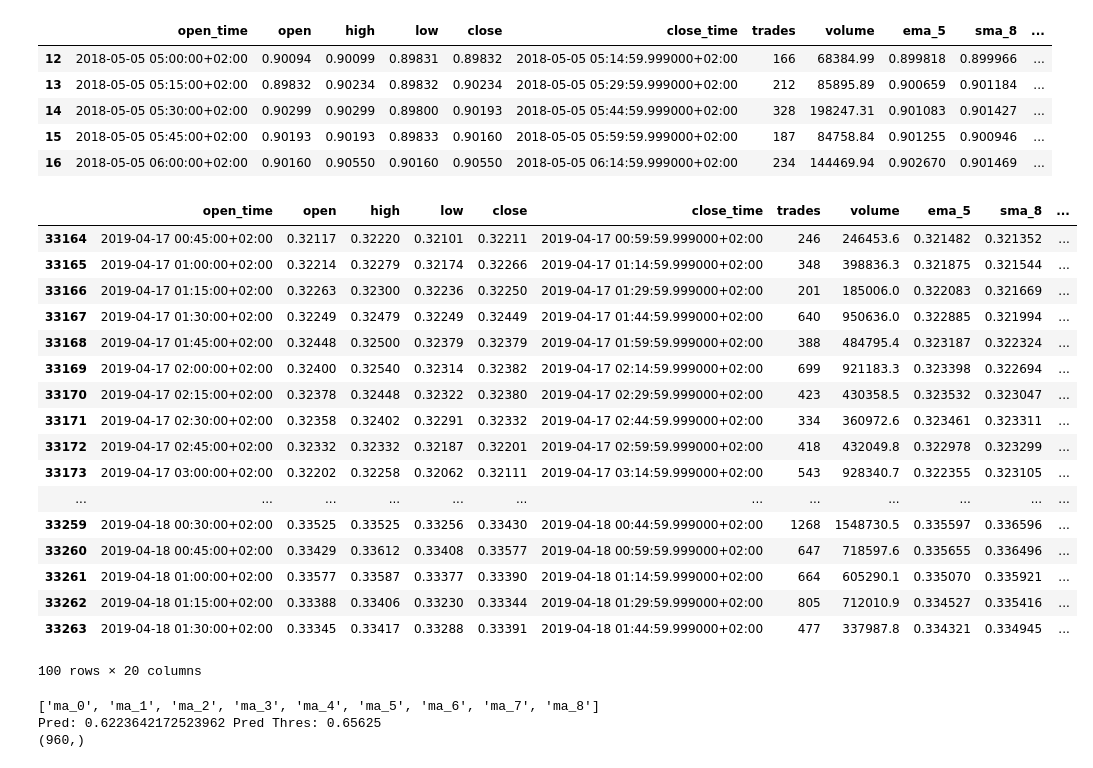
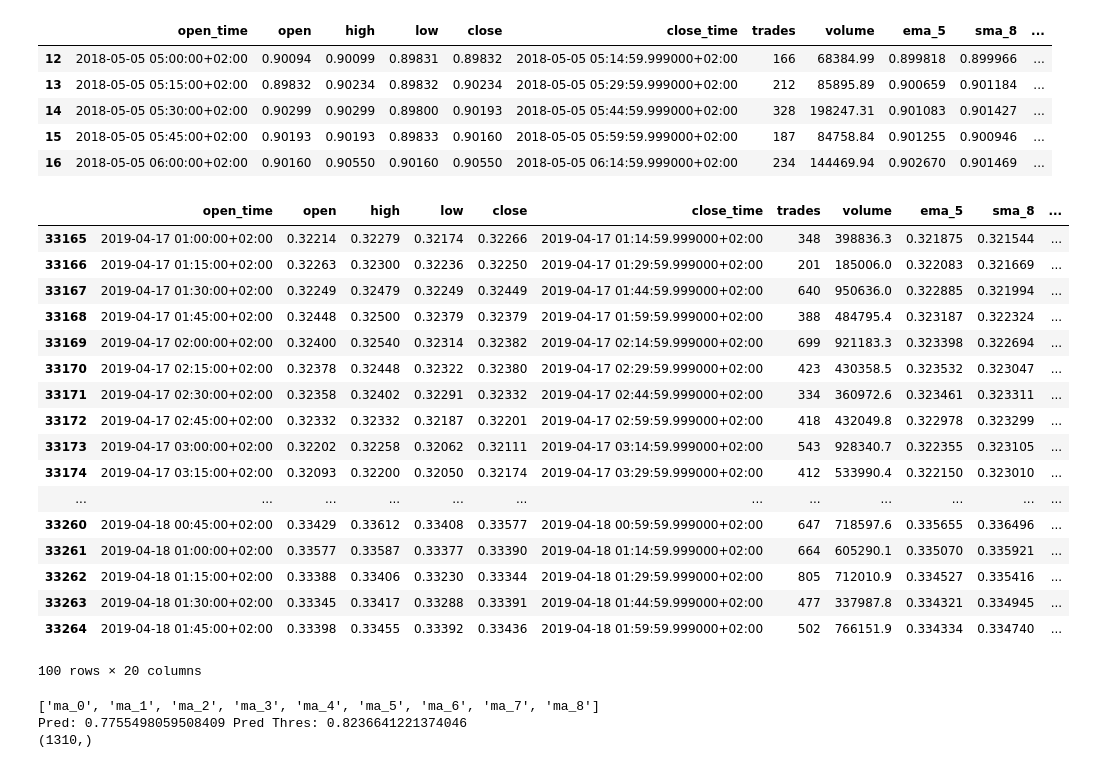
Before and after one commit to achmand/ari5123_assignment, a Jupyter notebook: src/Predicting Moving Average Crossover.ipynb, the cells around one changed output. Cells and saved outputs as stored; diff of their text form; code cells hidden in the pictures.

```diff
--- a/src/Predicting Moving Average Crossover.ipynb
+++ b/src/Predicting Moving Average Crossover.ipynb
@@ -118,7 +119,7 @@ display(data.head())
 # # print(best_i)
 # # print(best_y)
 lag = 8
-features = crsml._gen_features(lag, 2)
+features = crsml._gen_features(lag, 1)
 data = crsml.instances
 display(data.tail(100))
 
@@ -151,34 +152,33 @@ clf = RandomForestClassifier(n_estimators=100)
 # clf = RandomForestClassifier(n_estimators=500,
 #                              warm_start=True,
 #                              max_depth=6,
 #                              min_samples_leaf=2,
 #                              max_features="sqrt")
 # clf = AdaBoostClassifier(n_estimators= 500, learning_rate = 0.75)
 # clf = GradientBoostingClassifier(n_estimators=500,max_depth=5,min_samples_leaf=2)
 # clf = SVC(kernel= 'linear', C=10.45)
 
 clf.fit(X_train, y_train)
 y_pred = clf.predict(X_test)
 score = precision_score(y_test, y_pred, labels=[1,0], average='binary')
 
 probs_y = clf.predict_proba(X_test)
 probs_y_pred = np.array([1 if x[1] >= 0.6 else 0 for x in probs_y])
 score_2 = precision_score(y_test, probs_y_pred, labels=[1,0], average='binary')
 
 print("Pred: {0} Pred Thres: {1}".format(score, score_2))
 # print(score)
 print(probs_y_pred[probs_y_pred == 1].shape)
 
 # #     if best_y < score:
 # #         best_i = i
 # #         best_y = score
 # #     #print(precision_score(y_test, y_pred, labels=[1,0], average='binary'))
 
 # # print(best_i)
 # # print(best_y)
 # %% [output]
 |  | open_time | open | high | low | close | close_time | trades | volume | ema_5 | sma_8 | ... |
-| 33164 | 2019-04-17 00:45:00+02:00 | 0.32117 | 0.32220 | 0.32101 | 0.32211 | 2019-04-17 00:59:59.999000+02:00 | 246 | 246453.6 | 0.321482 | 0.321352 | ... |
 | 33165 | 2019-04-17 01:00:00+02:00 | 0.32214 | 0.32279 | 0.32174 | 0.32266 | 2019-04-17 01:14:59.999000+02:00 | 348 | 398836.3 | 0.321875 | 0.321544 | ... |
 | 33166 | 2019-04-17 01:15:00+02:00 | 0.32263 | 0.32300 | 0.32236 | 0.32250 | 2019-04-17 01:29:59.999000+02:00 | 201 | 185006.0 | 0.322083 | 0.321669 | ... |
 | 33167 | 2019-04-17 01:30:00+02:00 | 0.32249 | 0.32479 | 0.32249 | 0.32449 | 2019-04-17 01:44:59.999000+02:00 | 640 | 950636.0 | 0.322885 | 0.321994 | ... |
@@ -188,13 +188,14 @@ print(probs_y_pred[probs_y_pred == 1].shape)
 | 33171 | 2019-04-17 02:30:00+02:00 | 0.32358 | 0.32402 | 0.32291 | 0.32332 | 2019-04-17 02:44:59.999000+02:00 | 334 | 360972.6 | 0.323461 | 0.323311 | ... |
 | 33172 | 2019-04-17 02:45:00+02:00 | 0.32332 | 0.32332 | 0.32187 | 0.32201 | 2019-04-17 02:59:59.999000+02:00 | 418 | 432049.8 | 0.322978 | 0.323299 | ... |
 | 33173 | 2019-04-17 03:00:00+02:00 | 0.32202 | 0.32258 | 0.32062 | 0.32111 | 2019-04-17 03:14:59.999000+02:00 | 543 | 928340.7 | 0.322355 | 0.323105 | ... |
+| 33174 | 2019-04-17 03:15:00+02:00 | 0.32093 | 0.32200 | 0.32050 | 0.32174 | 2019-04-17 03:29:59.999000+02:00 | 412 | 533990.4 | 0.322150 | 0.323010 | ... |
 | ... | ... | ... | ... | ... | ... | ... | ... | ... | ... | ... | ... |
-| 33259 | 2019-04-18 00:30:00+02:00 | 0.33525 | 0.33525 | 0.33256 | 0.33430 | 2019-04-18 00:44:59.999000+02:00 | 1268 | 1548730.5 | 0.335597 | 0.336596 | ... |
 | 33260 | 2019-04-18 00:45:00+02:00 | 0.33429 | 0.33612 | 0.33408 | 0.33577 | 2019-04-18 00:59:59.999000+02:00 | 647 | 718597.6 | 0.335655 | 0.336496 | ... |
 | 33261 | 2019-04-18 01:00:00+02:00 | 0.33577 | 0.33587 | 0.33377 | 0.33390 | 2019-04-18 01:14:59.999000+02:00 | 664 | 605290.1 | 0.335070 | 0.335921 | ... |
 | 33262 | 2019-04-18 01:15:00+02:00 | 0.33388 | 0.33406 | 0.33230 | 0.33344 | 2019-04-18 01:29:59.999000+02:00 | 805 | 712010.9 | 0.334527 | 0.335416 | ... |
 | 33263 | 2019-04-18 01:30:00+02:00 | 0.33345 | 0.33417 | 0.33288 | 0.33391 | 2019-04-18 01:44:59.999000+02:00 | 477 | 337987.8 | 0.334321 | 0.334945 | ... |
+| 33264 | 2019-04-18 01:45:00+02:00 | 0.33398 | 0.33455 | 0.33392 | 0.33436 | 2019-04-18 01:59:59.999000+02:00 | 502 | 766151.9 | 0.334334 | 0.334740 | ... |
 100 rows × 20 columns
 ['ma_0', 'ma_1', 'ma_2', 'ma_3', 'ma_4', 'ma_5', 'ma_6', 'ma_7', 'ma_8']
-Pred: 0.6223642172523962 Pred Thres: 0.65625
-(960,)
+Pred: 0.7755498059508409 Pred Thres: 0.8236641221374046
+(1310,)
```
Also changed, not shown: parts of 1 cell of this notebook, 27 other files.
